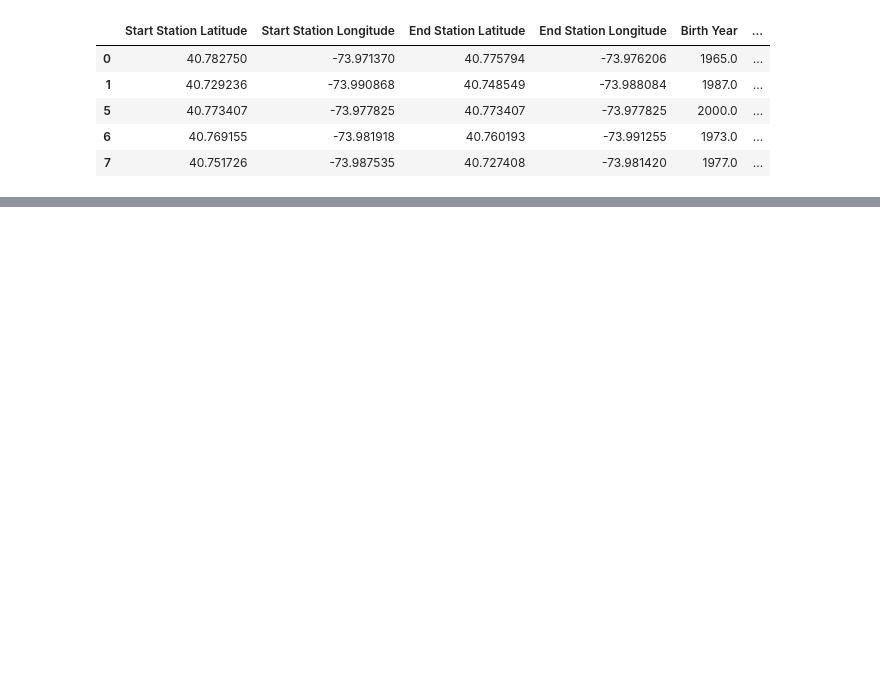
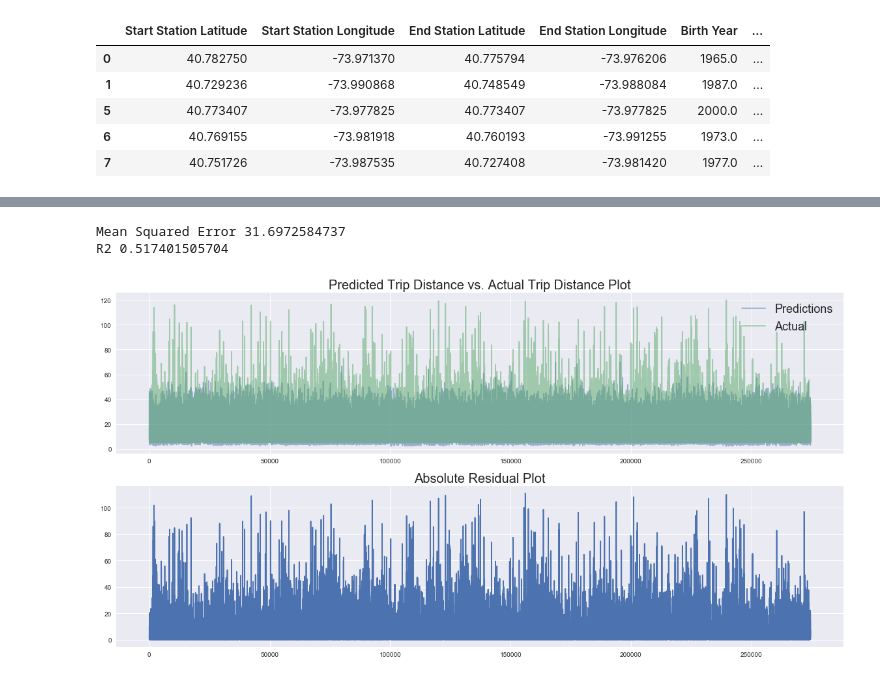
Before and after one commit to tuffacton/urbcomp-scripts, a Jupyter notebook: notebooks/homework_2.ipynb, the cells around one changed output, grey strips where cells are left out. Saved outputs shown, nothing was run; the diff lists cells and outputs as text; code cells hidden in the pictures; blank space fills up the shorter version.

```diff
--- a/notebooks/homework_2.ipynb
+++ b/notebooks/homework_2.ipynb
@@ -143,0 +235,49 @@ subset_trips_regression.head()
+# %%
+def split_data(dt, train_percentage=0.5):
+    X=dt.drop('Trip Duration Minutes', axis=1)
+    y=dt[['Trip Duration Minutes']]
+    total_trips=X.shape[0]
+    train_end_idx=int(total_trips*train_percentage)
+    total_trips=X.shape[0]
+    X_train=X[:train_end_idx]
+    X_test=X[train_end_idx:]
+    y_train=y[:train_end_idx]
+    y_test=y[train_end_idx:]
+    return X_train,X_test,y_train,y_test
+
+def evaluate_linreg(model,X_test,y_test):
+    preds=model.predict(X_test)
+    fig,ax=plt.subplots(2,1,figsize=(20,10))
+    ax[0].plot(preds,alpha=0.5)
+    ax[0].plot(y_test.values,alpha=0.5)
+    ax[0].legend(['Predictions','Actual'],fontsize=18)
+    ax[0].set_title("Predicted Trip Distance vs. Actual Trip Distance Plot",fontsize=20)
+    residuals=preds - y_test.values
+    mse=np.mean(np.square(residuals))
+    ax[1].set_title("Absolute Residual Plot",fontsize=20)
+    ax[1].plot(np.abs(residuals))  #Absolute Error Plot
+    print("Mean Squared Error",mse)
+    print("R2",model.score(X_test,y_test))
+
+def evaluate_knnreg(model,X_test,y_test):
+    preds=model.predict(X_test)
+    fig,ax=plt.subplots(2,1,figsize=(20,10))
+    ax[0].plot(preds,alpha=0.5)
+    ax[0].plot(y_test.values,alpha=0.5)
+    ax[0].legend(['Predictions','Actual'],fontsize=18)
+    ax[0].set_title("Predicted Trip Duration vs. Actual Trip Duration Amount Plot KNN-Reg",fontsize=20)
+    residuals=preds - y_test.values
+    mse=np.mean(np.square(residuals))
+    ax[1].set_title("Absolute Residual Plot",fontsize=20)
+    ax[1].plot(np.abs(residuals))  #Absolute Error Plot
+    print("Mean Squared Error",mse)
+    print("R2",model.score(X_test,y_test))
+# %%
+X_train,X_test,y_train,y_test =split_data(subset_trips_regression)
+lin_reg=LinearRegression()
+lin_reg.fit(X_train, y_train)
+evaluate_linreg(lin_reg,X_test,y_test)
+# %% [output]
+Mean Squared Error 31.6972584737
+R2 0.517401505704
+[figure, added]
```
Also changed, not shown: parts of 12 cells of this notebook, 2 other files.
